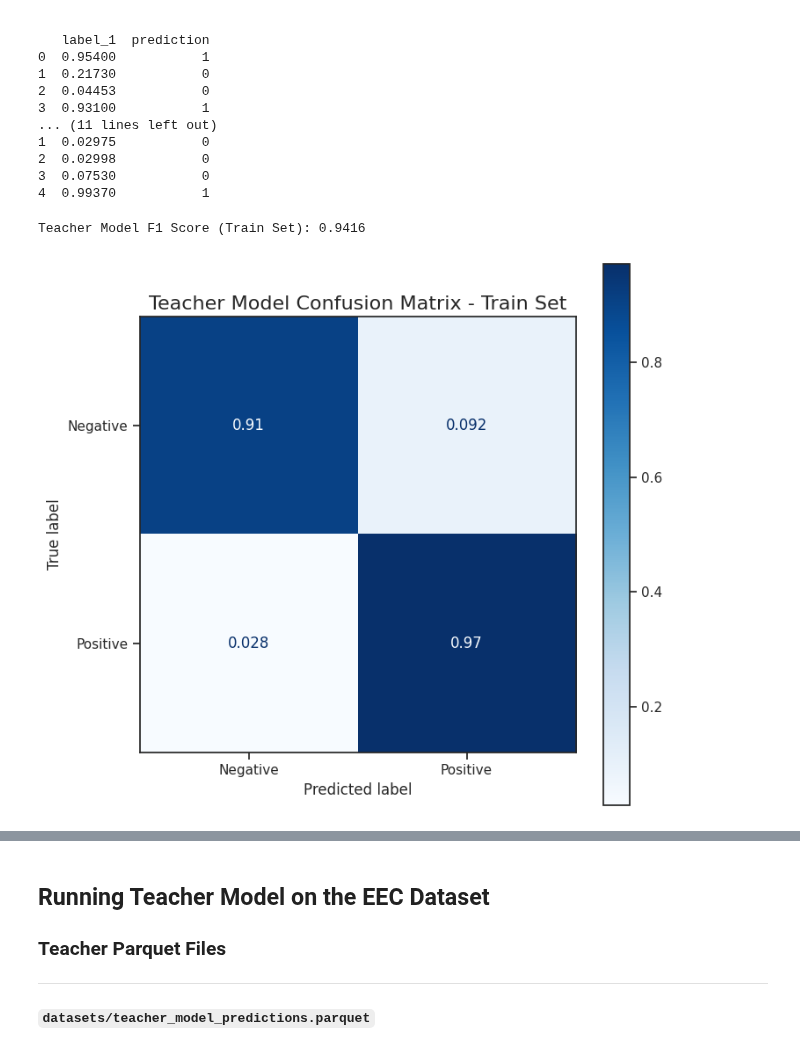
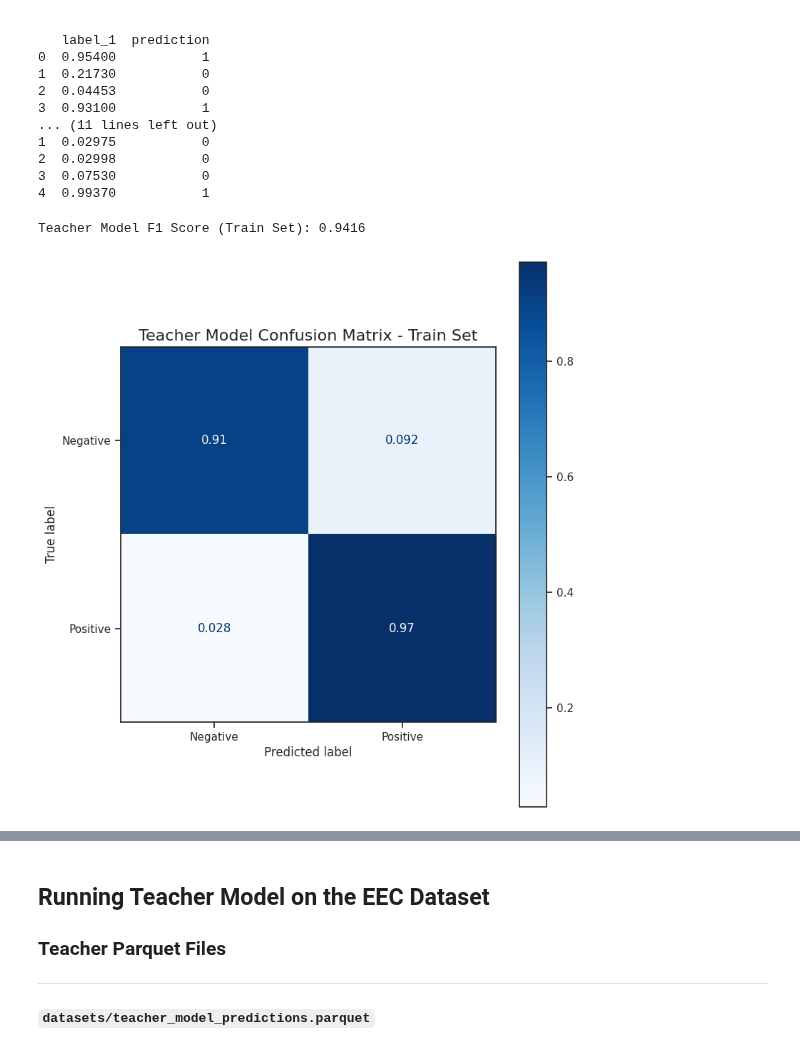
Before and after one commit to CharlesC03/NLP_Final_Project, a Jupyter notebook: analysis/teacher_analysis.ipynb, the cells around one changed output, grey strips where cells are left out. Saved outputs shown, nothing was run; the diff lists cells and outputs as text; code cells hidden in the pictures.

```diff
--- a/analysis/teacher_analysis.ipynb
+++ b/analysis/teacher_analysis.ipynb
@@ -177,28 +177,30 @@ Train:                                                text  label   label_0  \
 # %%
 fig, ax = plt.subplots(figsize=(8, 8))
 
 train_f1_score = f1_score(
     teacher_train_df['label'], teacher_train_df['prediction']
 )
 
 ConfusionMatrixDisplay.from_predictions(
     teacher_train_df['label'], teacher_train_df['prediction'],
     display_labels=["Negative", "Positive"],
     cmap=plt.cm.Blues,
     normalize='true',
     ax = ax
 )
 
 ax.set_title("Teacher Model Confusion Matrix - Train Set", fontsize=16)
 
+fig.tight_layout()
+
 fig.savefig("graphs/teacher_model_confusion_matrix_train.png", dpi=300)
 
 print(f"Teacher Model F1 Score (Train Set): {train_f1_score:.4f}")
 
 plt.show()
 # %% [output]
 Teacher Model F1 Score (Train Set): 0.9416
-[figure, old version]
+[figure, new version]
 # %%
 fig, ax = plt.subplots(figsize=(8, 8))
 
```
Also changed, not shown: parts of 3 cells of this notebook, 2 other files.
